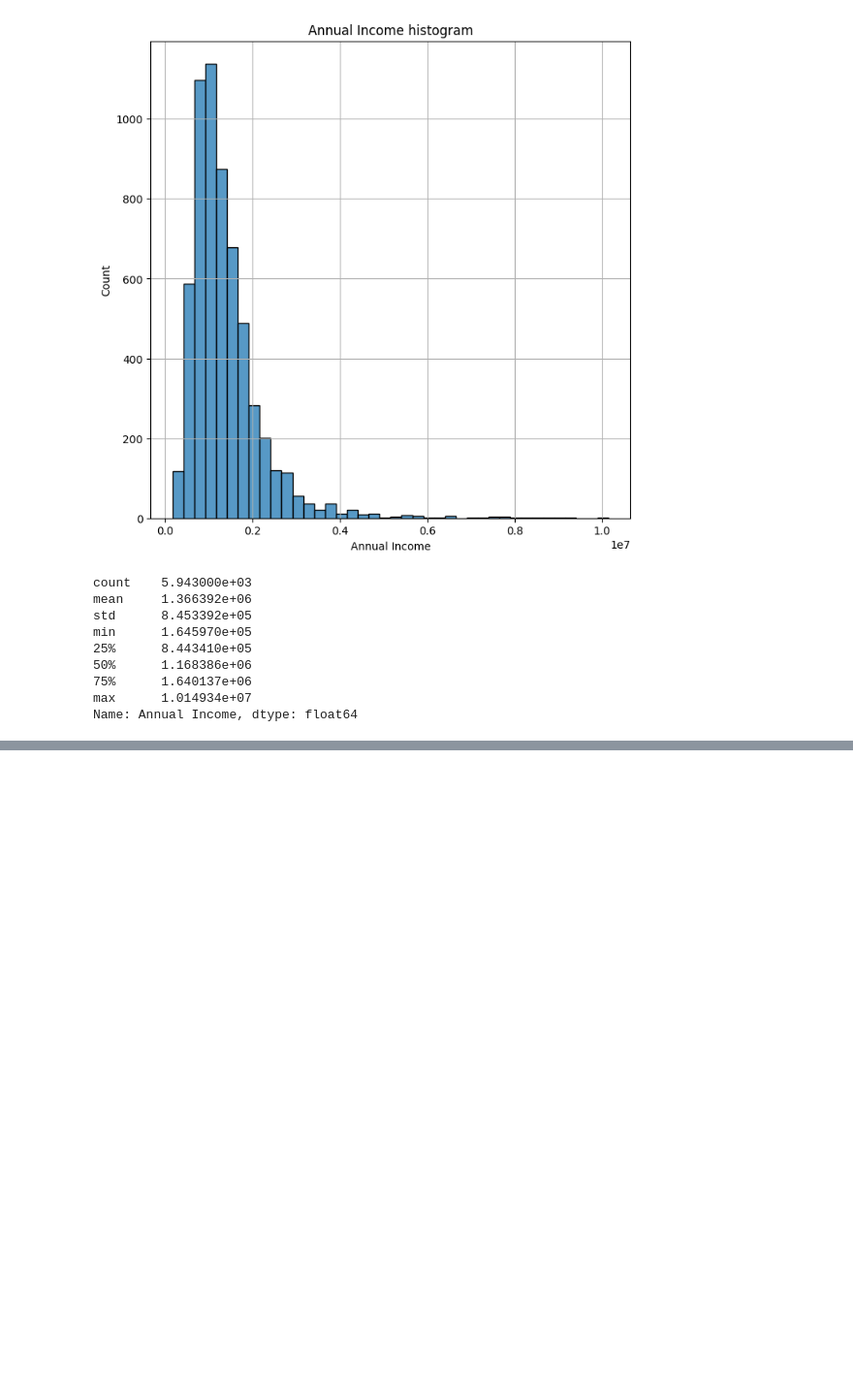
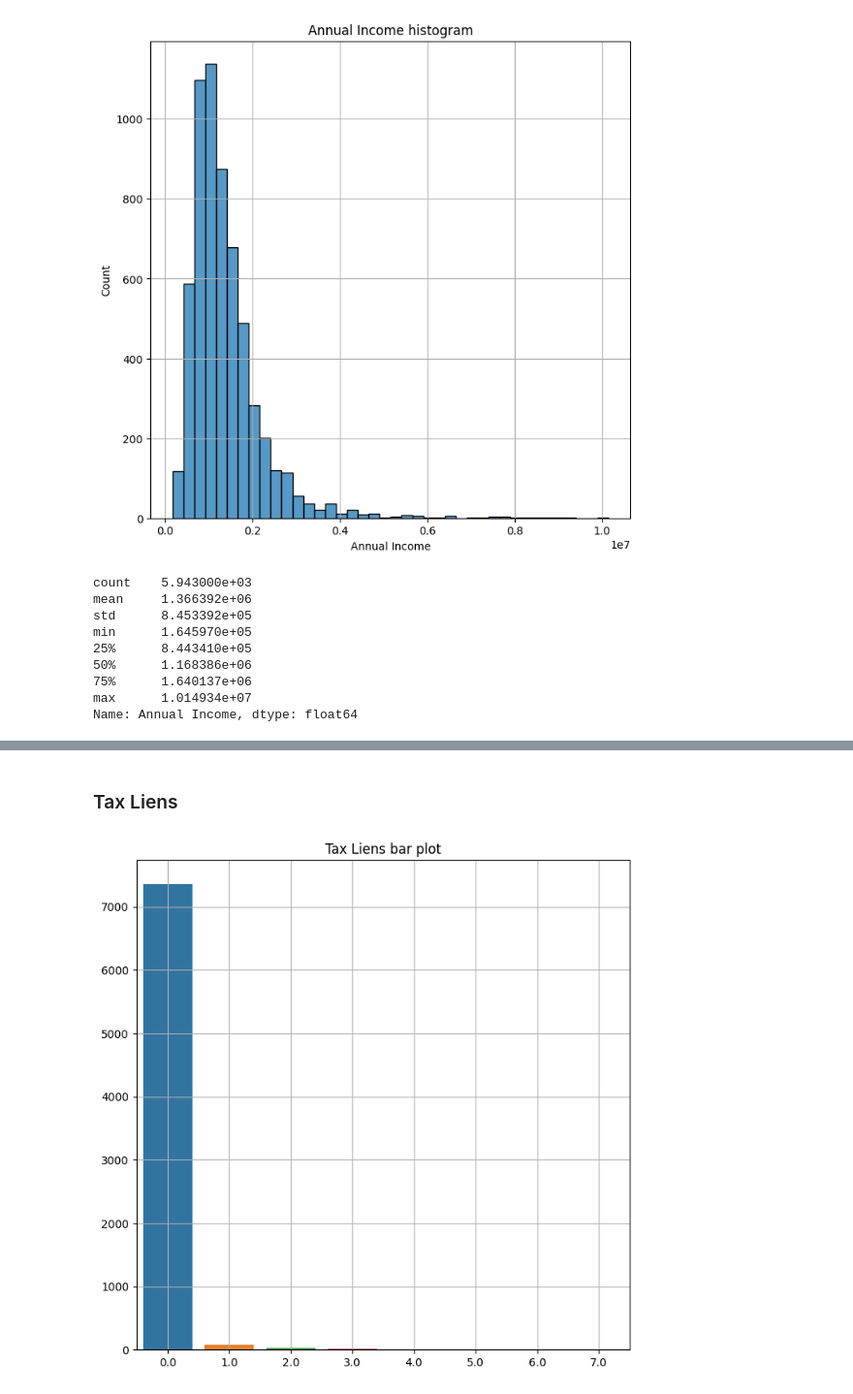
Before and after one commit to mogilyoy/credit_scoring, a Jupyter notebook: research/1.eda.ipynb, the cells around one changed output, grey strips where cells are left out. Shown at 97% size. Drawn from its saved outputs; the diff is of its cells as text; code cells hidden in the pictures; blank space fills up the shorter version.

```diff
--- a/research/1.eda.ipynb
+++ b/research/1.eda.ipynb
@@ -120,0 +223,6 @@ Name: Annual Income, dtype: float64
+# %% [markdown]
+### Tax Liens
+# %%
+plot_cat_feature(df['Tax Liens'])
+# %% [output]
+[figure, added]
```
Also changed, not shown: parts of 119 cells of this notebook, 4 other files.
